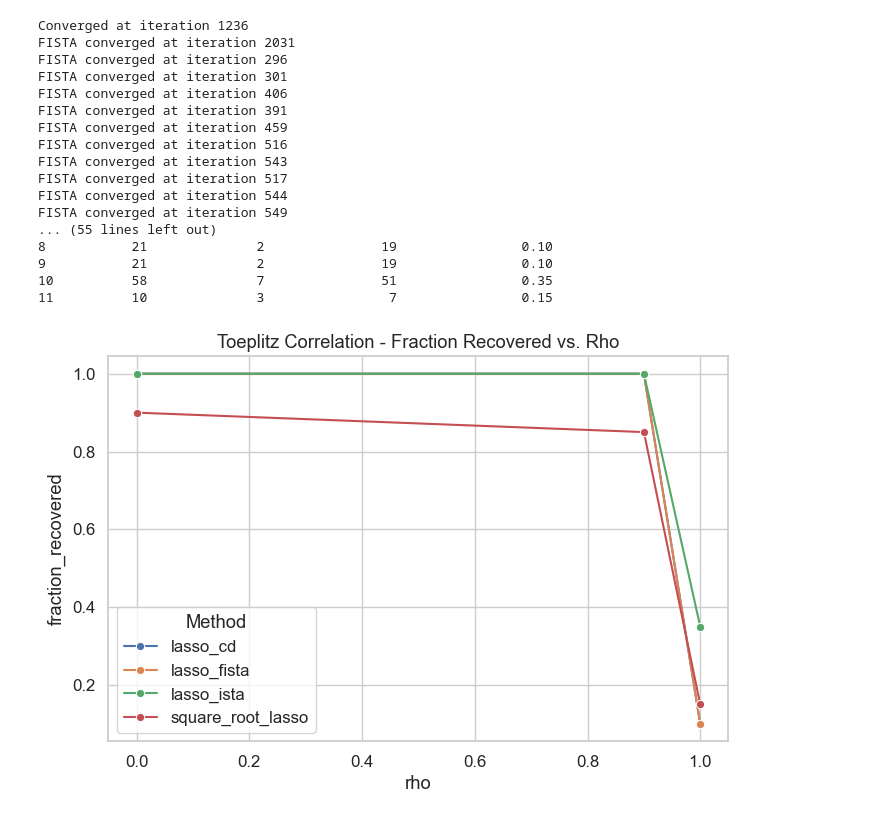
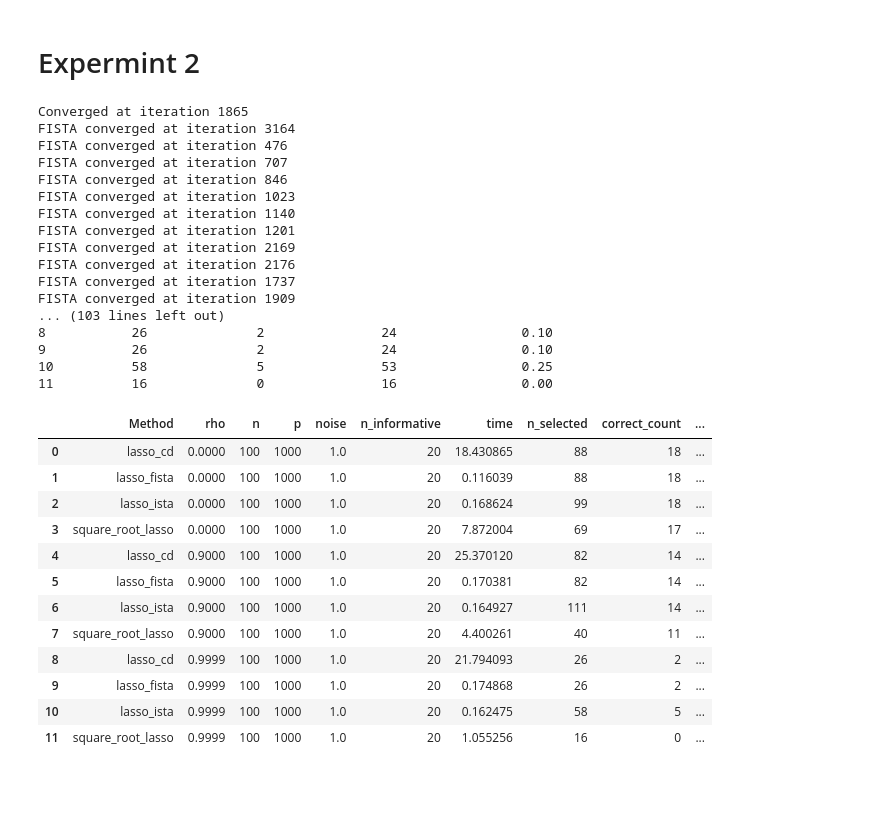
Before and after one commit to aabdelsameia1/HighDimensionalProject, a Jupyter notebook: expermints3.ipynb, the cells around one changed output. Drawn from its saved outputs; the diff is of its cells as text; code cells hidden in the pictures; blank space fills up the shorter version.

```diff
--- a/expermints3.ipynb
+++ b/expermints3.ipynb
@@ -452,3 +431,5 @@ df_results
+# %% [markdown]
+# Expermint 2
 # %%
 import numpy as np
 import pandas as pd
@@ -520,7 +501,7 @@ def generate_toeplitz_data(n, p, rho, n_informative, noise_std, random_state=Non
 ########################################
 def run_experiment_correlated(
     n=100,
-    p=500,
+    p=1000,
     rho_list=[0.0, 0.5, 0.9],
     n_informative=20,
     noise_std=1.0,
@@ -585,68 +566,64 @@ def run_experiment_correlated(
                 "rho": rho,
                 "n": n,
                 "p": p,
-                "noise_std": noise_std,
+                "noise": noise_std,
                 "n_informative": n_informative,
                 "time": elapsed,
                 "n_selected": len(selected_indices),
                 "correct_count": len(common),
                 "false_positives": false_positives,
                 "fraction_recovered": fraction_recovered
             })
     return pd.DataFrame(results)
 
 
 ########################################
 # 3. RUN THE EXPERIMENT
 ########################################
 if __name__ == "__main__":
     df_corr = run_experiment_correlated(
         n=100,
-        p=500,
+        p=1000,
         rho_list=[0.0, 0.9, 0.9999],
         n_informative=20,
-        noise_std=3.0,
+        noise_std=1.0,
         lam=0.1,
         tau=0.2,
         random_state=42
     )
 
     print(df_corr)
 
-    # (Optional) Plot results
-    # Example: fraction recovered vs rho, grouped by method
-    import seaborn as sns
-    sns.set(style="whitegrid", font_scale=1.1)
-
-    plt.figure(figsize=(8,5))
-    sns.lineplot(
-        data=df_corr,
-        x="rho",
-        y="fraction_recovered",
-        hue="Method",
-        marker="o"
-    )
-    plt.title("Toeplitz Correlation - Fraction Recovered vs. Rho")
-    plt.show()
-
 
 df_corr
 # %% [output]
-Converged at iteration 1236
-FISTA converged at iteration 2031
-FISTA converged at iteration 296
-FISTA converged at iteration 301
-FISTA converged at iteration 406
-FISTA converged at iteration 391
-FISTA converged at iteration 459
-FISTA converged at iteration 516
-FISTA converged at iteration 543
-FISTA converged at iteration 517
-FISTA converged at iteration 544
-FISTA converged at iteration 549
-... (55 lines left out)
-8           21              2               19                0.10
-9           21              2               19                0.10
-10          58              7               51                0.35
-11          10              3                7                0.15
+Converged at iteration 1865
+FISTA converged at iteration 3164
+FISTA converged at iteration 476
+FISTA converged at iteration 707
+FISTA converged at iteration 846
+FISTA converged at iteration 1023
+FISTA converged at iteration 1140
+FISTA converged at iteration 1201
+FISTA converged at iteration 2169
+FISTA converged at iteration 2176
+FISTA converged at iteration 1737
+FISTA converged at iteration 1909
+... (103 lines left out)
+8           26              2               24                0.10
+9           26              2               24                0.10
+10          58              5               53                0.25
+11          16              0               16                0.00
-[figure, removed]
+|  | Method | rho | n | p | noise | n_informative | time | n_selected | correct_count | ... |
+| 0 | lasso_cd | 0.0000 | 100 | 1000 | 1.0 | 20 | 18.430865 | 88 | 18 | ... |
+| 1 | lasso_fista | 0.0000 | 100 | 1000 | 1.0 | 20 | 0.116039 | 88 | 18 | ... |
+| 2 | lasso_ista | 0.0000 | 100 | 1000 | 1.0 | 20 | 0.168624 | 99 | 18 | ... |
+| 3 | square_root_lasso | 0.0000 | 100 | 1000 | 1.0 | 20 | 7.872004 | 69 | 17 | ... |
+| 4 | lasso_cd | 0.9000 | 100 | 1000 | 1.0 | 20 | 25.370120 | 82 | 14 | ... |
+| 5 | lasso_fista | 0.9000 | 100 | 1000 | 1.0 | 20 | 0.170381 | 82 | 14 | ... |
+| 6 | lasso_ista | 0.9000 | 100 | 1000 | 1.0 | 20 | 0.164927 | 111 | 14 | ... |
+| 7 | square_root_lasso | 0.9000 | 100 | 1000 | 1.0 | 20 | 4.400261 | 40 | 11 | ... |
+| 8 | lasso_cd | 0.9999 | 100 | 1000 | 1.0 | 20 | 21.794093 | 26 | 2 | ... |
+| 9 | lasso_fista | 0.9999 | 100 | 1000 | 1.0 | 20 | 0.174868 | 26 | 2 | ... |
+| 10 | lasso_ista | 0.9999 | 100 | 1000 | 1.0 | 20 | 0.162475 | 58 | 5 | ... |
+| 11 | square_root_lasso | 0.9999 | 100 | 1000 | 1.0 | 20 | 1.055256 | 16 | 0 | ... |
```
Also changed, not shown: parts of 14 cells of this notebook, 2 other files.
